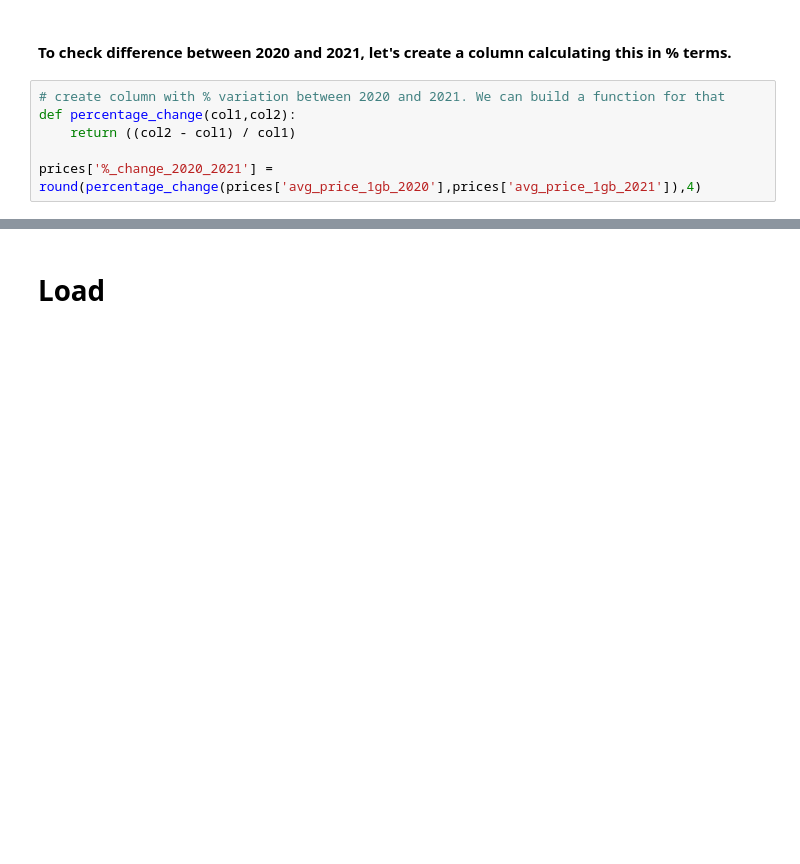
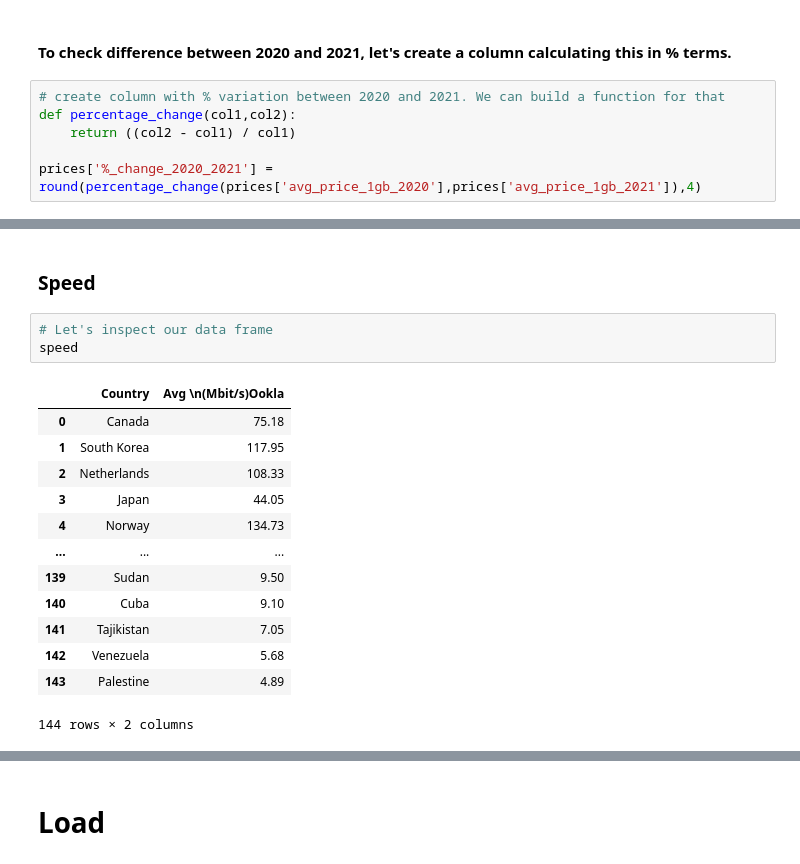
Before and after one commit to ManuelEspitia1/cerebro, a Jupyter notebook: webproject.ipynb, the cells around one changed output, grey strips where cells are left out. Drawn from its saved outputs; the diff is of its cells as text; blank space fills up the shorter version.

Commit message:
Added more transformations to prices and started with speed

```diff
--- a/webproject.ipynb
+++ b/webproject.ipynb
@@ -368,0 +357,19 @@ prices
+# %% [markdown]
+### Speed
+# %%
+# Let's inspect our data frame
+speed
+# %% [output]
+|  | Country | Avg \n(Mbit/s)Ookla |
+| 0 | Canada | 75.18 |
+| 1 | South Korea | 117.95 |
+| 2 | Netherlands | 108.33 |
+| 3 | Japan | 44.05 |
+| 4 | Norway | 134.73 |
+| ... | ... | ... |
+| 139 | Sudan | 9.50 |
+| 140 | Cuba | 9.10 |
+| 141 | Tajikistan | 7.05 |
+| 142 | Venezuela | 5.68 |
+| 143 | Palestine | 4.89 |
+144 rows × 2 columns
```
Also changed, not shown: parts of 18 cells of this notebook.
